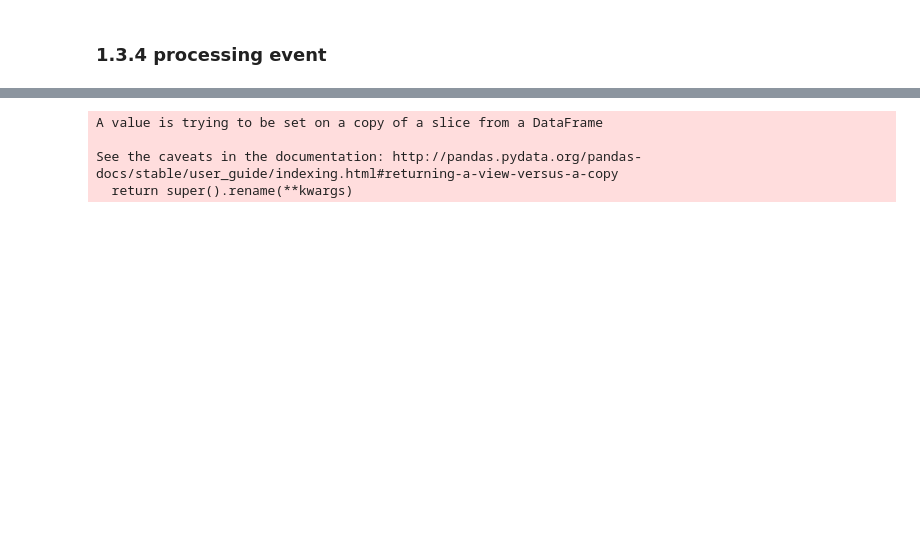
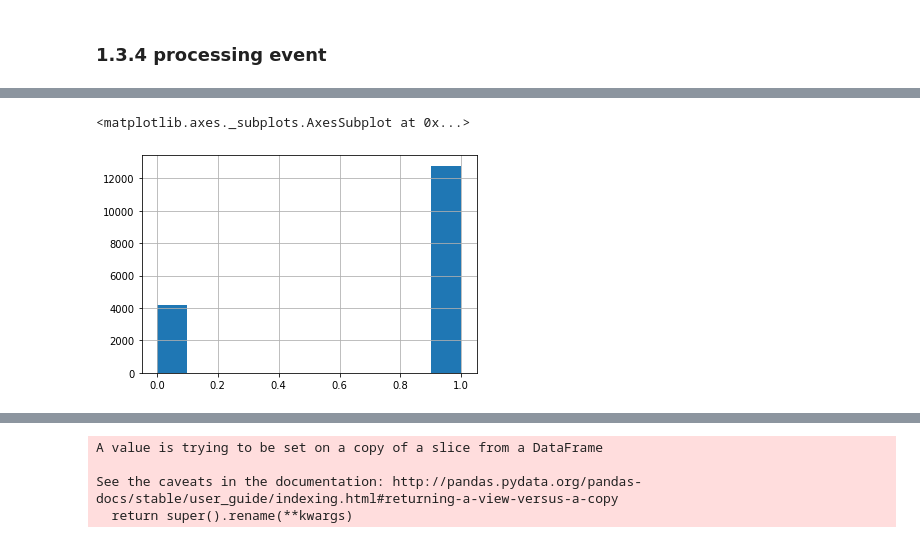
Before and after one commit to rajashekar/starbucks, a Jupyter notebook: Starbucks_Capstone_notebook.ipynb, the cells around one changed output, grey strips where cells are left out. Cells and saved outputs as stored; diff of their text form; code cells hidden in the pictures; blank space fills up the shorter version.

```diff
--- a/Starbucks_Capstone_notebook.ipynb
+++ b/Starbucks_Capstone_notebook.ipynb
@@ -929,0 +1022,6 @@ transcript_conv.drop(['time', 'event', 'value'], axis=1, inplace=True)
+# %%
+final['offer_success'] = final['offer completed'].apply(lambda x: 1 if x>0 else 0)
+final['offer_success'].hist()
+# %% [output]
+<matplotlib.axes._subplots.AxesSubplot at 0x...>
+[figure, added]
```
Also changed, not shown: parts of 91 cells of this notebook.
